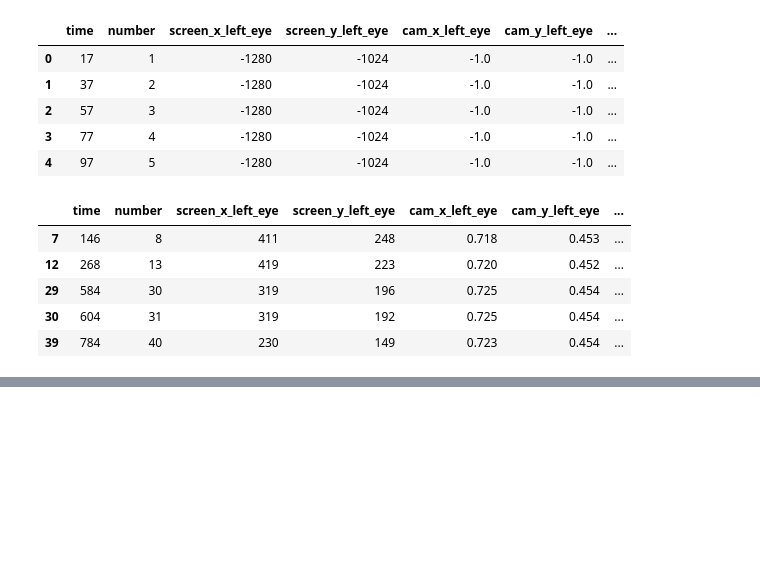
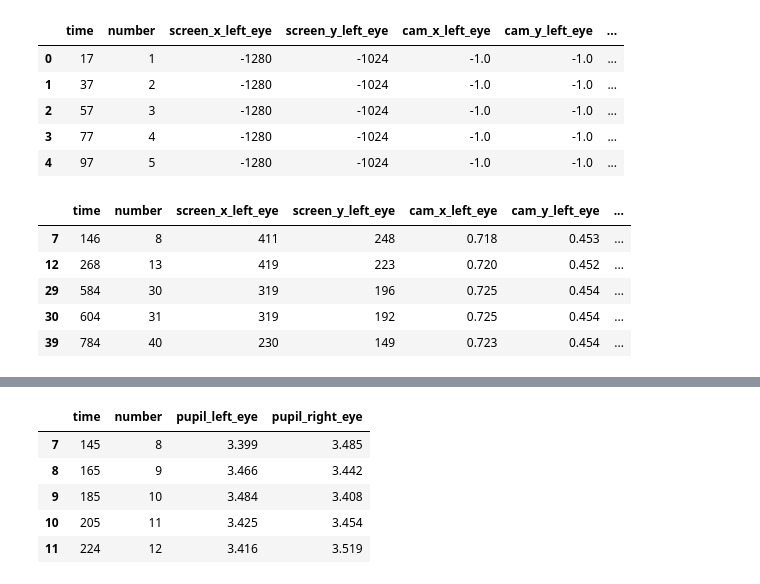
Before and after one commit to AishwaryaBhosale/CECS-450-Project-2, a Jupyter notebook: CECS 450 Project 2.ipynb, the cells around one changed output, grey strips where cells are left out. Drawn from its saved outputs; the diff is of its cells as text; code cells hidden in the pictures; blank space fills up the shorter version.

```diff
--- a/CECS 450 Project 2.ipynb
+++ b/CECS 450 Project 2.ipynb
@@ -155,0 +163,14 @@ baselineGzd.head()
+# %%
+
+finalTree = treeGzd.loc[((treeGzd['code_left_eye'] == 0) & (treeGzd['code_right_eye'] == 0))]
+finalTree = finalTree.drop(['screen_x_left_eye','screen_y_left_eye','cam_x_left_eye','cam_y_left_eye',
+                                    'distance_left_eye','screen_x_right_eye','screen_y_right_eye','cam_x_rigth_eye',
+                                    'cam_y_right_eye', 'distance_right_eye','code_left_eye','code_right_eye'],axis = 1)
+finalTree.head()
+# %% [output]
+|  | time | number | pupil_left_eye | pupil_right_eye |
+| 7 | 145 | 8 | 3.399 | 3.485 |
+| 8 | 165 | 9 | 3.466 | 3.442 |
+| 9 | 185 | 10 | 3.484 | 3.408 |
+| 10 | 205 | 11 | 3.425 | 3.454 |
+| 11 | 224 | 12 | 3.416 | 3.519 |
```
Also changed, not shown: parts of 8 cells of this notebook.
